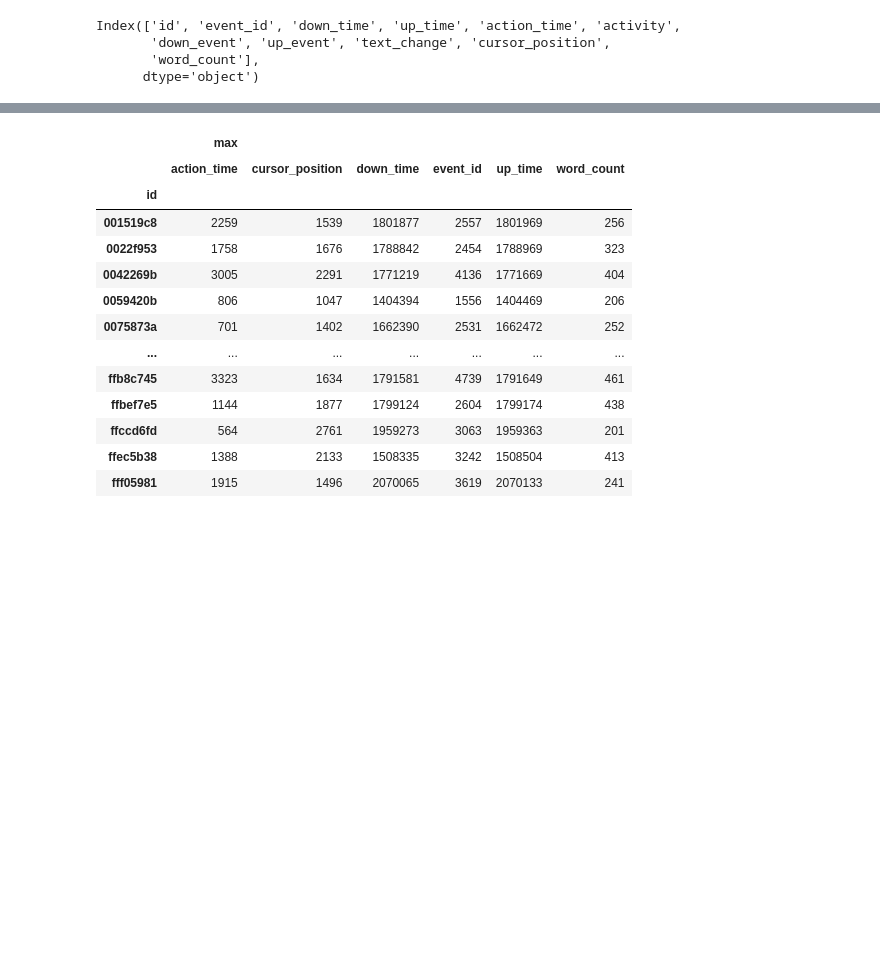
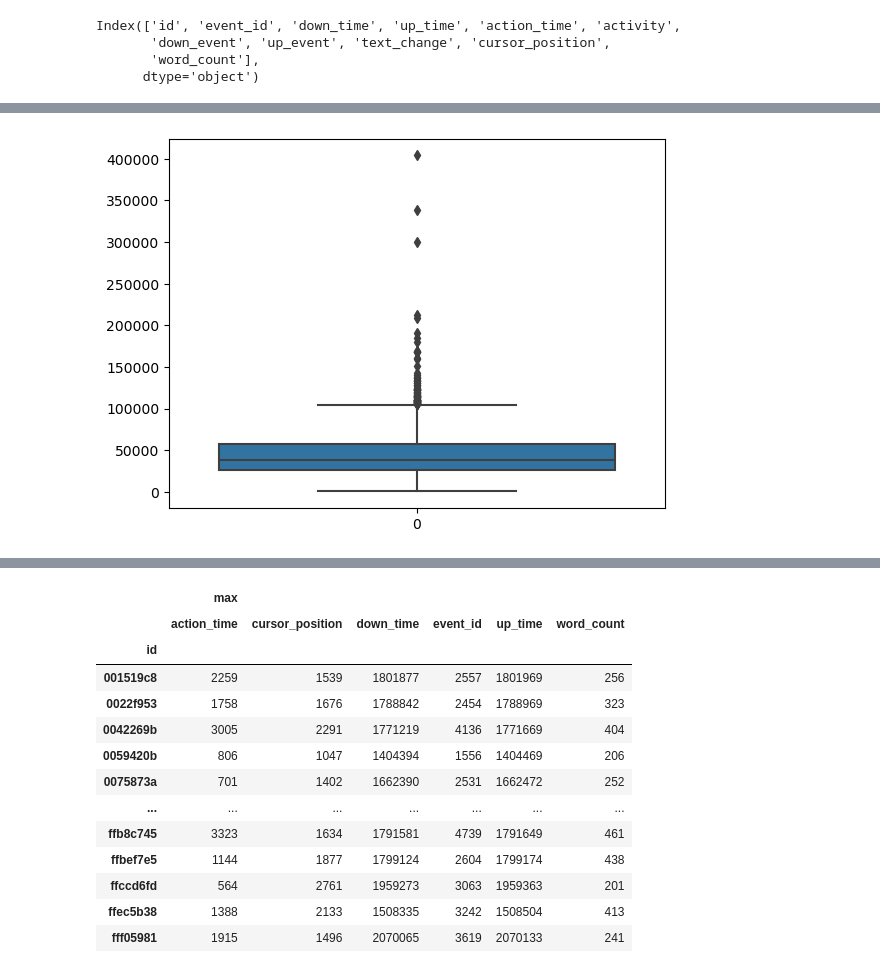
Before and after one commit to dvdhartsman/writing_processes_to_quality, a Jupyter notebook: Writing_Processes.ipynb, the cells around one changed output, grey strips where cells are left out. Cells and saved outputs as stored; diff of their text form; code cells hidden in the pictures; blank space fills up the shorter version.

```diff
--- a/Writing_Processes.ipynb
+++ b/Writing_Processes.ipynb
@@ -355,0 +689,4 @@ df.loc[df['id'] == '001519c8', 'down_time'].max()/1000/60
+# %%
+sns.boxplot(data=df.groupby('id')["up_time"].sum()/1000/60);
+# %% [output]
+[figure, added]
```
Also changed, not shown: parts of 156 cells of this notebook.
